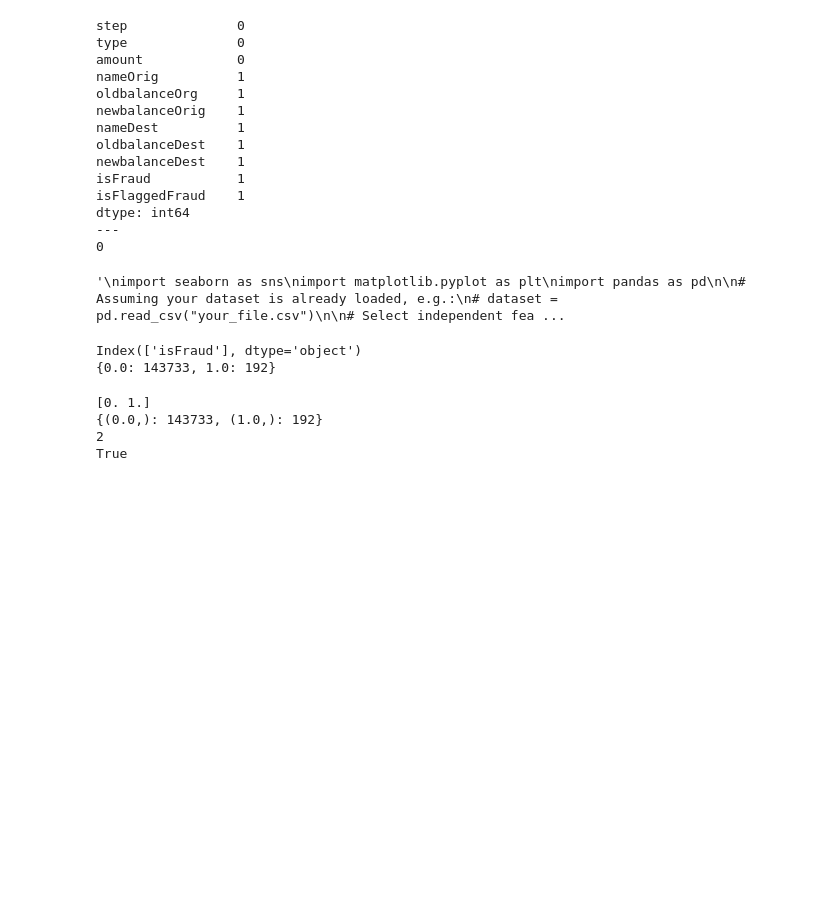
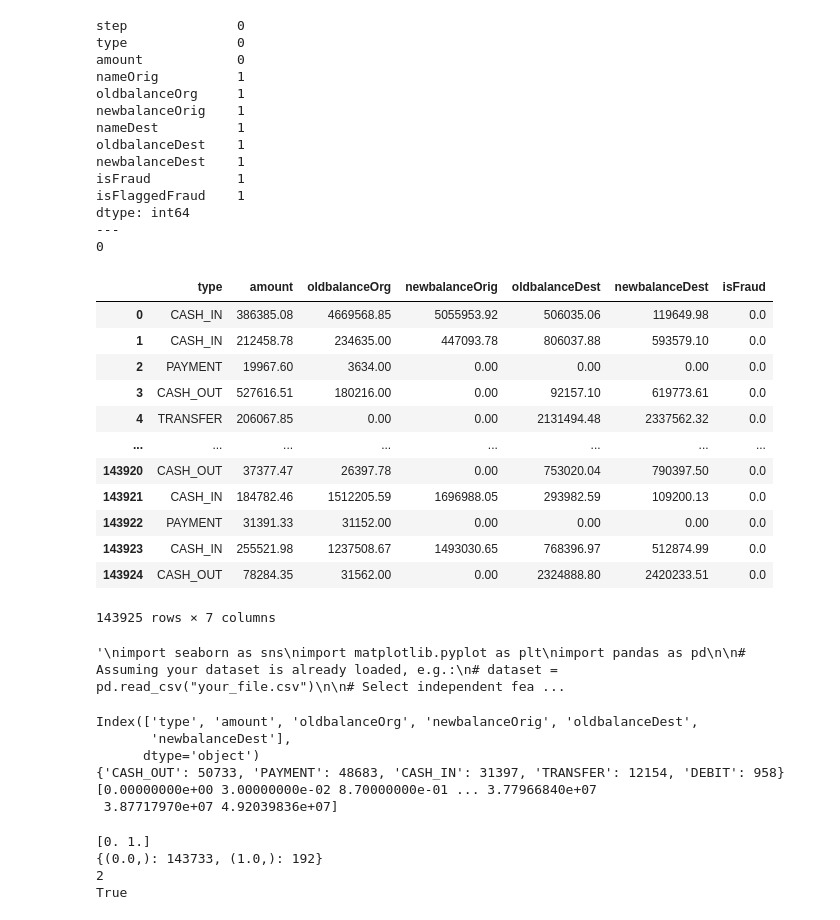
Before and after one commit to KabeerSekhri/decision_tree_task, a Jupyter notebook: notebooks/data_exploration.ipynb, the cells around one changed output. Saved outputs shown, nothing was run; the diff lists cells and outputs as text; code cells hidden in the pictures; blank space fills up the shorter version.

```diff
--- a/notebooks/data_exploration.ipynb
+++ b/notebooks/data_exploration.ipynb
@@ -43,6 +27,23 @@ dtype: int64
 # %%
 dataset.dropna(inplace=True)
 dataset.drop_duplicates(inplace=True)
+# %%
+dataset = dataset[['type', 'amount','oldbalanceOrg','newbalanceOrig','oldbalanceDest','newbalanceDest','isFraud']]
+dataset
+# %% [output]
+|  | type | amount | oldbalanceOrg | newbalanceOrig | oldbalanceDest | newbalanceDest | isFraud |
+| 0 | CASH_IN | 386385.08 | 4669568.85 | 5055953.92 | 506035.06 | 119649.98 | 0.0 |
+| 1 | CASH_IN | 212458.78 | 234635.00 | 447093.78 | 806037.88 | 593579.10 | 0.0 |
+| 2 | PAYMENT | 19967.60 | 3634.00 | 0.00 | 0.00 | 0.00 | 0.0 |
+| 3 | CASH_OUT | 527616.51 | 180216.00 | 0.00 | 92157.10 | 619773.61 | 0.0 |
+| 4 | TRANSFER | 206067.85 | 0.00 | 0.00 | 2131494.48 | 2337562.32 | 0.0 |
+| ... | ... | ... | ... | ... | ... | ... | ... |
+| 143920 | CASH_OUT | 37377.47 | 26397.78 | 0.00 | 753020.04 | 790397.50 | 0.0 |
+| 143921 | CASH_IN | 184782.46 | 1512205.59 | 1696988.05 | 293982.59 | 109200.13 | 0.0 |
+| 143922 | PAYMENT | 31391.33 | 31152.00 | 0.00 | 0.00 | 0.00 | 0.0 |
+| 143923 | CASH_IN | 255521.98 | 1237508.67 | 1493030.65 | 768396.97 | 512874.99 | 0.0 |
+| 143924 | CASH_OUT | 78284.35 | 31562.00 | 0.00 | 2324888.80 | 2420233.51 | 0.0 |
+143925 rows × 7 columns
 # %%
 '''
 import seaborn as sns
@@ -75,11 +76,16 @@ Y = dataset['isFraud'] # Target (dependent)
 X = pd.DataFrame(X)
 Y = pd.DataFrame(Y)
 # %%
-print(Y.columns)
-print(Y[Y.columns[0]].value_counts().to_dict())
+print(X.columns)
+print(X[X.columns[0]].value_counts().to_dict())
+print(np.unique(X[X.columns[1]]))
 # %% [output]
-Index(['isFraud'], dtype='object')
-{0.0: 143733, 1.0: 192}
+Index(['type', 'amount', 'oldbalanceOrg', 'newbalanceOrig', 'oldbalanceDest',
+       'newbalanceDest'],
+      dtype='object')
+{'CASH_OUT': 50733, 'PAYMENT': 48683, 'CASH_IN': 31397, 'TRANSFER': 12154, 'DEBIT': 958}
+[0.00000000e+00 3.00000000e-02 8.70000000e-01 ... 3.77966840e+07
+ 3.87717970e+07 4.92039836e+07]
 # %%
 target_dict = Y.value_counts().to_dict()
 n_labels = len(target_dict)
```
Also changed, not shown: parts of 12 cells of this notebook, 1 other file.
